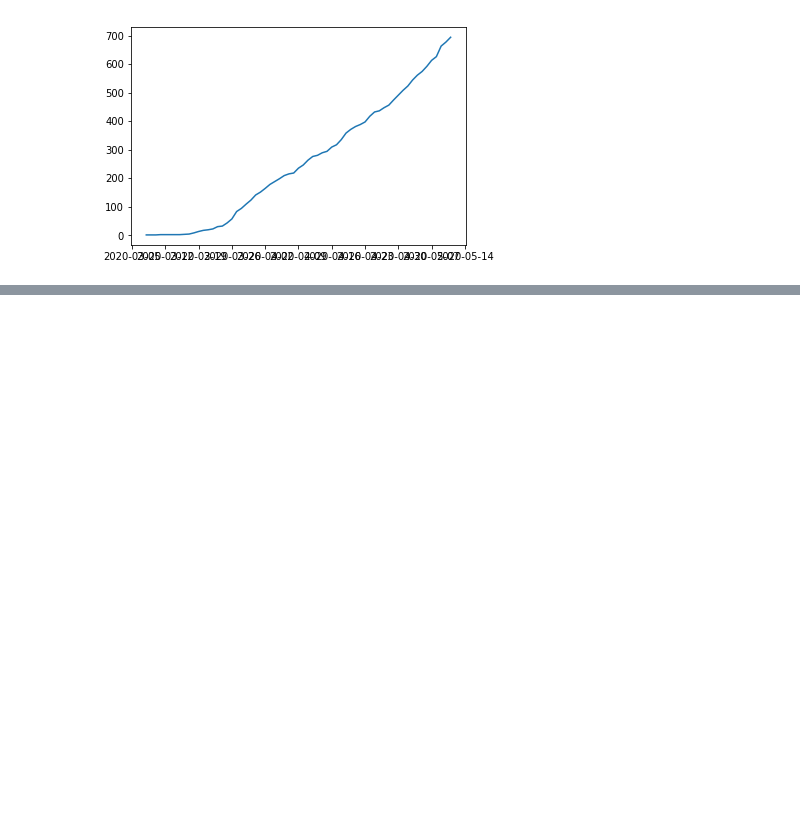
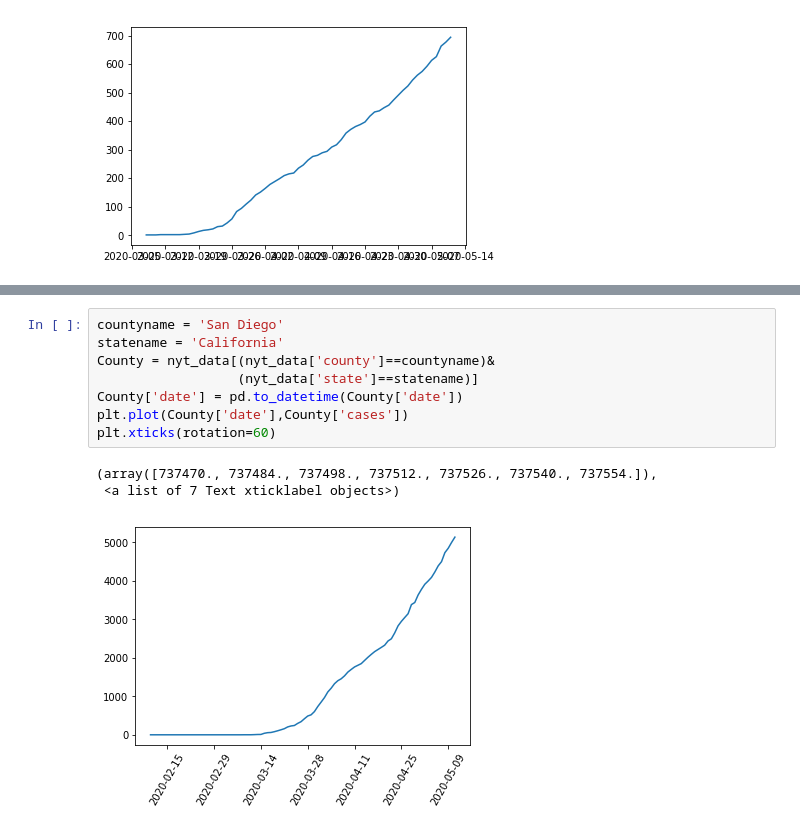
Before and after one commit to bhawna759/MIT_COVID-19_Datathon, a Jupyter notebook: County-level analysis.ipynb, the cells around one changed output, grey strips where cells are left out. Cells and saved outputs as stored; diff of their text form; blank space fills up the shorter version.

Commit message:
updated to include San Diego analysis

```diff
--- a/County-level analysis.ipynb
+++ b/County-level analysis.ipynb
@@ -65,0 +80,12 @@ plt.plot(Marion['date'],Marion['cases'])
+# %%
+countyname = 'San Diego'
+statename = 'California'
+County = nyt_data[(nyt_data['county']==countyname)&
+                  (nyt_data['state']==statename)]
+County['date'] = pd.to_datetime(County['date'])
+plt.plot(County['date'],County['cases'])
+plt.xticks(rotation=60)
+# %% [output]
+(array([737470., 737484., 737498., 737512., 737526., 737540., 737554.]),
+ <a list of 7 Text xticklabel objects>)
+[figure, added]
```
Also changed, not shown: parts of 6 cells of this notebook.
